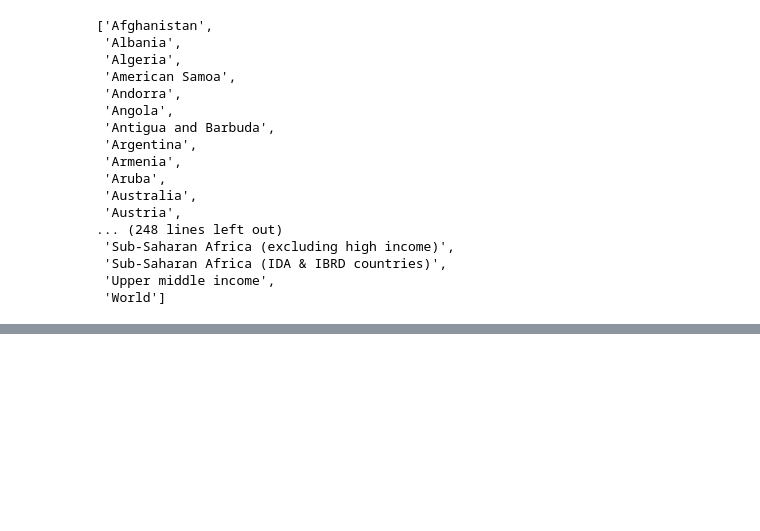
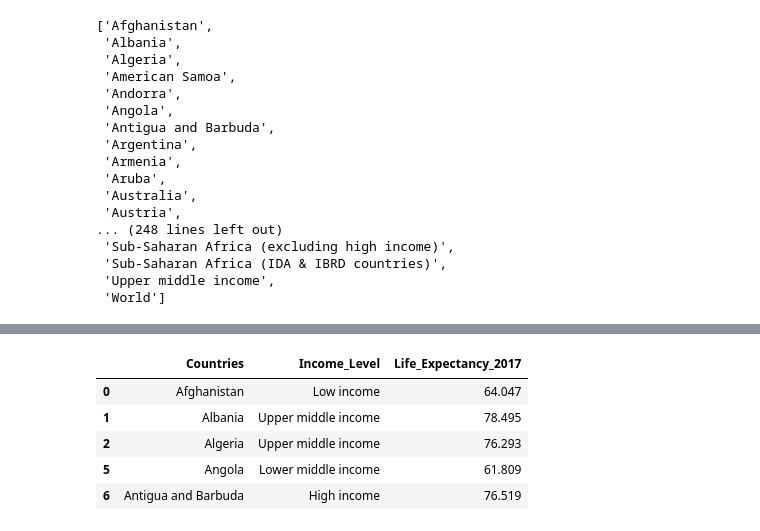
Before and after one commit to Mpalmese/Project2, a Jupyter notebook: test.ipynb, the cells around one changed output, grey strips where cells are left out. Saved outputs shown, nothing was run; the diff lists cells and outputs as text; code cells hidden in the pictures; blank space fills up the shorter version.

```diff
--- a/test.ipynb
+++ b/test.ipynb
@@ -251,0 +283,10 @@ result 263 found
+# %%
+life2017_df = life2017_df.drop(life2017_df[life2017_df['Life_Expectancy_2017'] == ".."].index)
+life2017_df.head()
+# %% [output]
+|  | Countries | Income_Level | Life_Expectancy_2017 |
+| 0 | Afghanistan | Low income | 64.047 |
+| 1 | Albania | Upper middle income | 78.495 |
+| 2 | Algeria | Upper middle income | 76.293 |
+| 5 | Angola | Lower middle income | 61.809 |
+| 6 | Antigua and Barbuda | High income | 76.519 |
```
Also changed, not shown: parts of 16 cells of this notebook, 2 other files.
